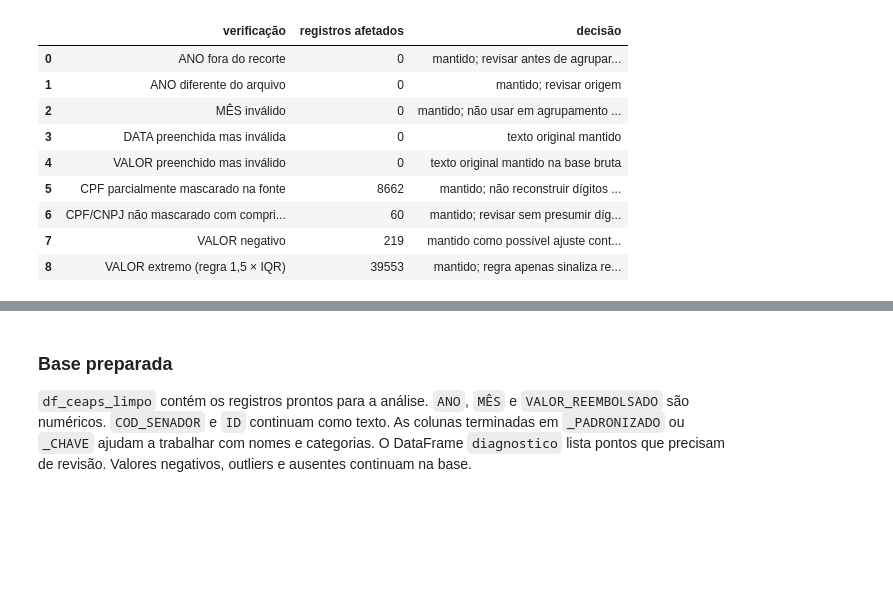
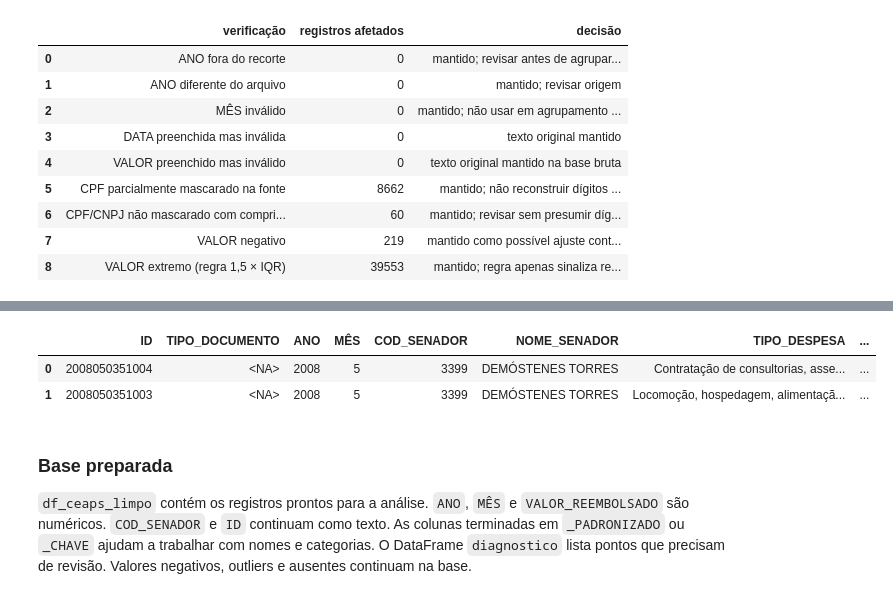
Before and after one commit to rafaalathais/analise-gasto-parlamentar, a Jupyter notebook: notebook_gasto_parlamentar.ipynb, the cells around one changed output, grey strips where cells are left out. Cells and saved outputs as stored; diff of their text form; code cells hidden in the pictures; blank space fills up the shorter version.

```diff
--- a/notebook_gasto_parlamentar.ipynb
+++ b/notebook_gasto_parlamentar.ipynb
@@ -379,6 +405,12 @@ assert df_ceaps_limpo.ID.duplicated(keep=False).sum() == df_ceaps_bruto.ID.dupli
 | 4 | rótulo de categoria padronizado p... | 0 |
 | 5 | nome de senador de exibição por C... | 0 |
 Total antes: R$ 422,627,169.14; depois: R$ 422,627,169.14; diferença: R$ 0.00.
+# %%
+df_ceaps_limpo.head(2)
+# %% [output]
+|  | ID | TIPO_DOCUMENTO | ANO | MÊS | COD_SENADOR | NOME_SENADOR | TIPO_DESPESA | ... |
+| 0 | 2008050351004 | <NA> | 2008 | 5 | 3399 | DEMÓSTENES TORRES | Contratação de consultorias, asse... | ... |
+| 1 | 2008050351003 | <NA> | 2008 | 5 | 3399 | DEMÓSTENES TORRES | Locomoção, hospedagem, alimentaçã... | ... |
 # %% [markdown]
 ### Base preparada
 
```
Also changed, not shown: parts of 9 cells of this notebook.
